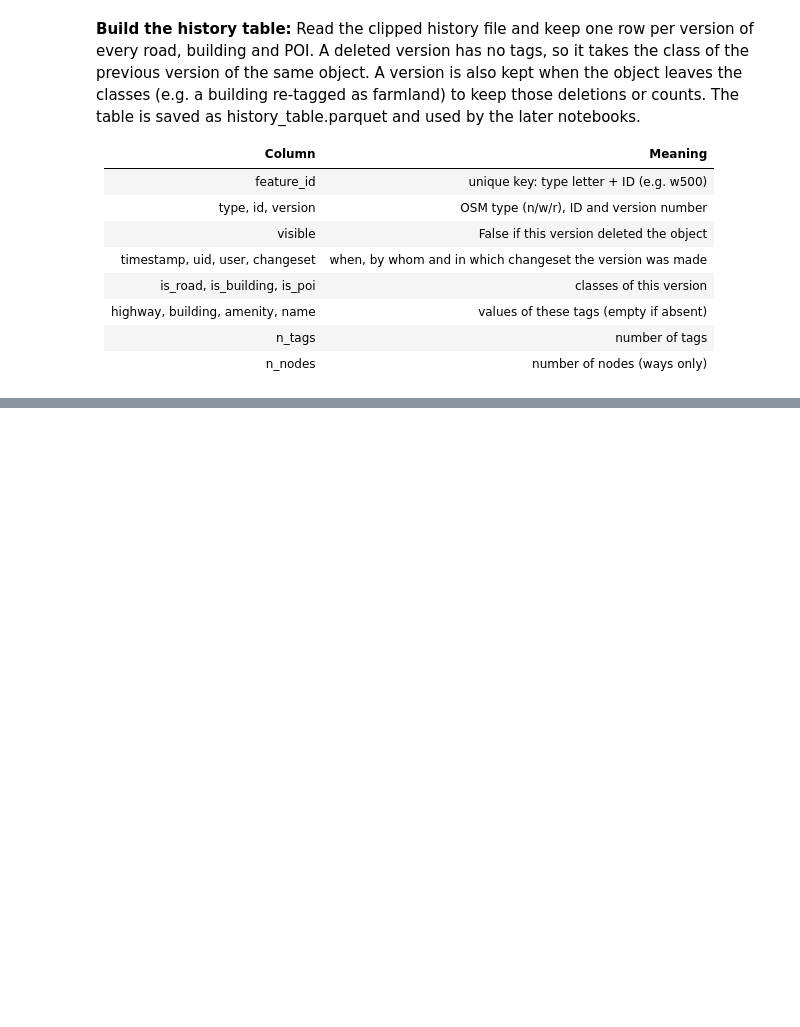
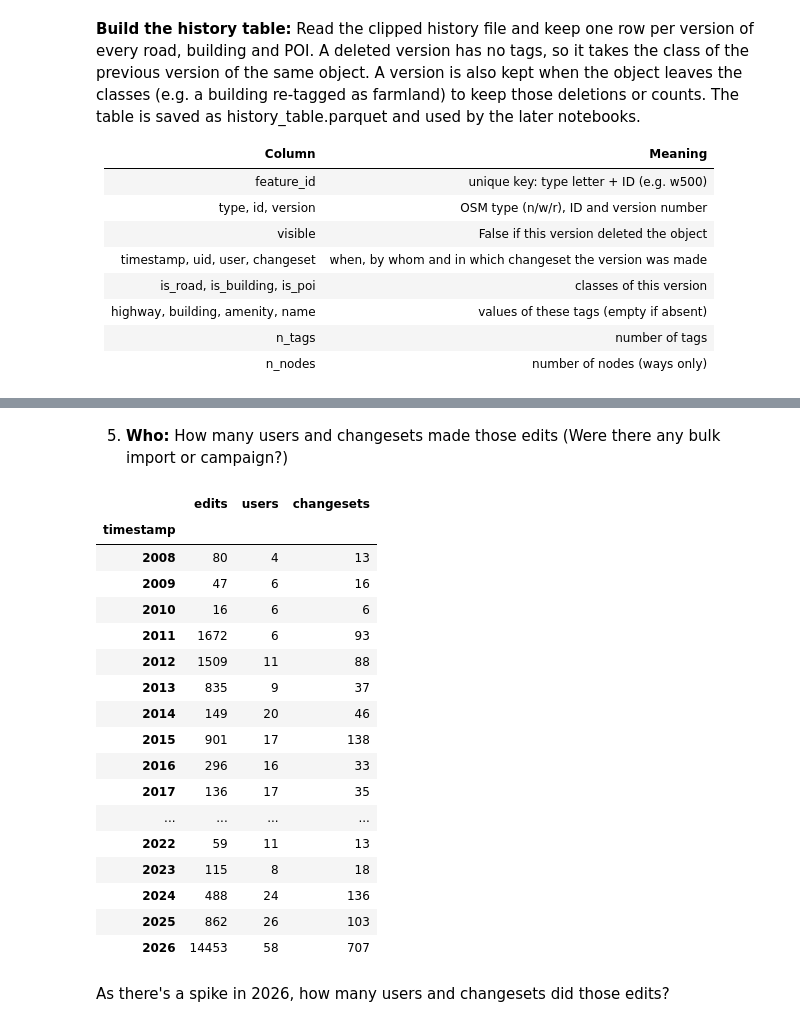
Before and after one commit to juanituser/dqa, a Jupyter notebook: 00_settings.ipynb, the cells around one changed output, grey strips where cells are left out. Drawn from its saved outputs; the diff is of its cells as text; code cells hidden in the pictures; blank space fills up the shorter version.

```diff
--- a/00_settings.ipynb
+++ b/00_settings.ipynb
@@ -440,0 +584,29 @@ dtype: int64
+# %% [markdown]
+5. **Who:** How many users and changesets made those edits (Were there any bulk import or campaign?)
+# %%
+history.groupby(history["timestamp"].dt.year).agg(
+    edits=("feature_id", "size"),
+    users=("user", "nunique"),
+    changesets=("changeset", "nunique"),
+)
+# %% [output]
+|  | edits | users | changesets |
+| timestamp |  |  |  |
+| 2008 | 80 | 4 | 13 |
+| 2009 | 47 | 6 | 16 |
+| 2010 | 16 | 6 | 6 |
+| 2011 | 1672 | 6 | 93 |
+| 2012 | 1509 | 11 | 88 |
+| 2013 | 835 | 9 | 37 |
+| 2014 | 149 | 20 | 46 |
+| 2015 | 901 | 17 | 138 |
+| 2016 | 296 | 16 | 33 |
+| 2017 | 136 | 17 | 35 |
+| ... | ... | ... | ... |
+| 2022 | 59 | 11 | 13 |
+| 2023 | 115 | 8 | 18 |
+| 2024 | 488 | 24 | 136 |
+| 2025 | 862 | 26 | 103 |
+| 2026 | 14453 | 58 | 707 |
+# %% [markdown]
+As there's a spike in 2026, how many users and changesets did those edits?
```
Also changed, not shown: parts of 25 cells of this notebook.
